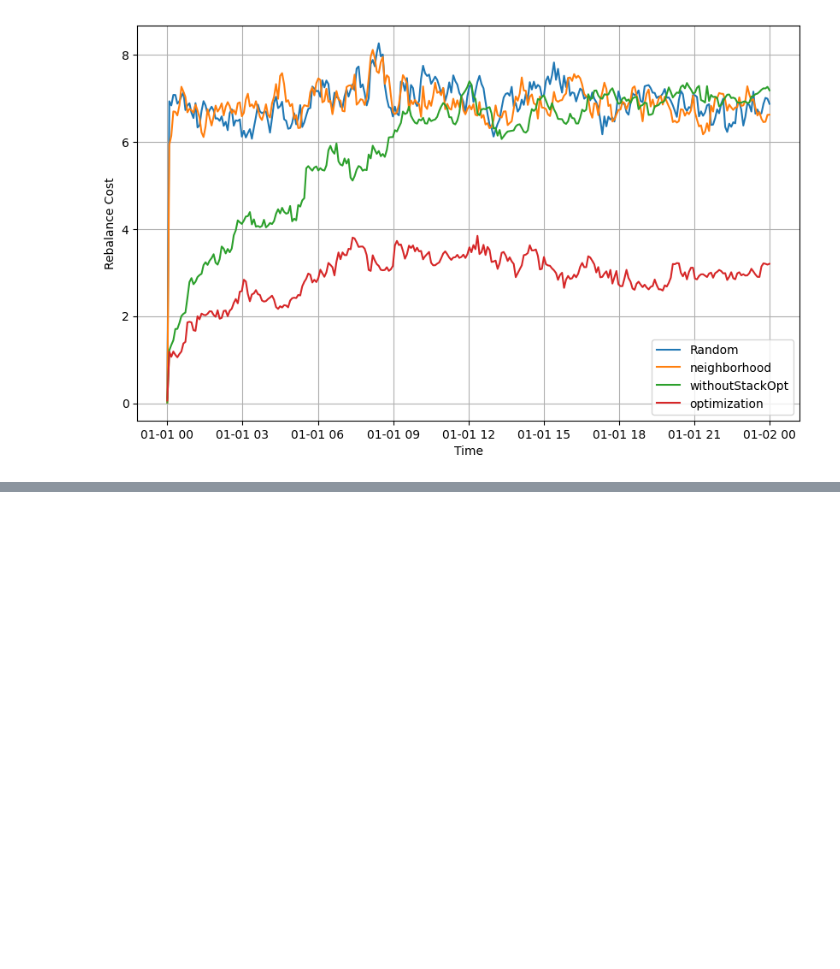
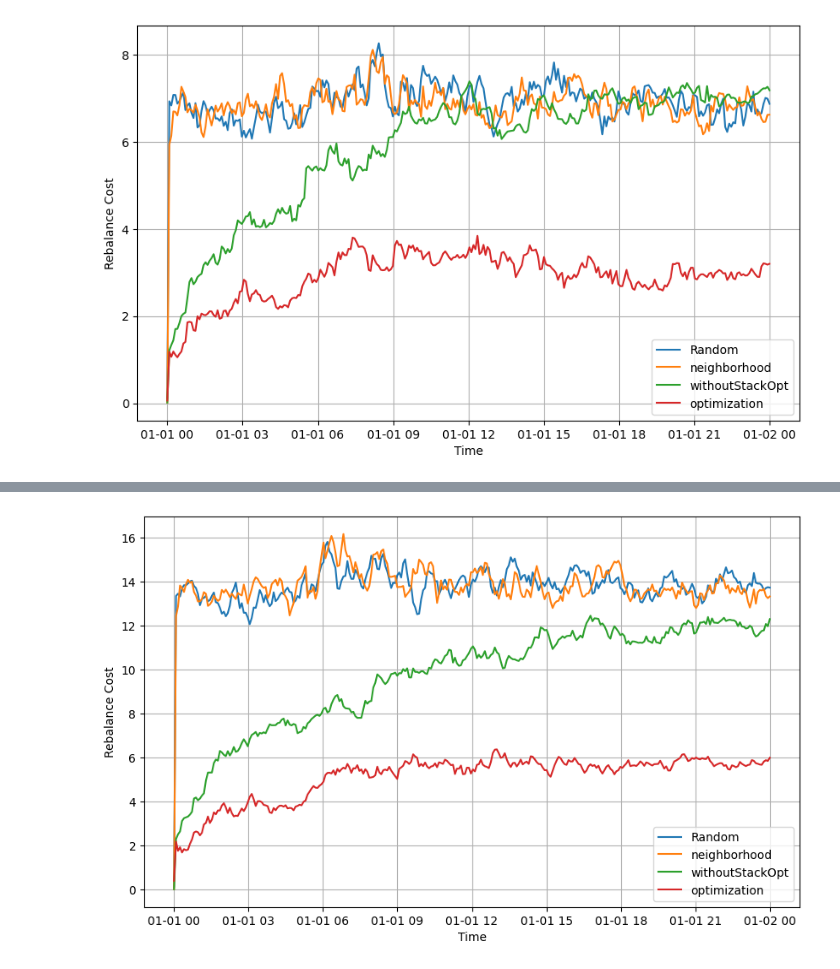
Before and after one commit to Koki-Kazaore/Research, a Jupyter notebook: googleColabEnv/analysis/compareRebalanceCost/compareRebalanceCost.ipynb, the cells around one changed output, grey strips where cells are left out. Cells and saved outputs as stored; diff of their text form; code cells hidden in the pictures; blank space fills up the shorter version.

```diff
--- a/googleColabEnv/analysis/compareRebalanceCost/compareRebalanceCost.ipynb
+++ b/googleColabEnv/analysis/compareRebalanceCost/compareRebalanceCost.ipynb
@@ -193,0 +196,18 @@ plt.show()
+# %%
+# データのインポート
+df_time_series_neighborhood = pd.read_csv('/content/result_by_neighborhoodBasedDispatchModel_100.csv')
+df_time_series_optimization = pd.read_csv('/content/result_by_optimizationModelWithCupy_100.csv')
+df_time_series_random = pd.read_csv('/content/result_by_randomBasedDispatchModel_100.csv')
+df_time_series_withoutStackOpt = pd.read_csv('/content/result_by_withoutStackOptBasedDispatchModel_100.csv')
+
+print(df_time_series_neighborhood.info())
+print(df_time_series_optimization.info())
+print(df_time_series_random.info())
+print(df_time_series_withoutStackOpt.info())
+
+df_time_series = [
+    df_time_series_random,
+    df_time_series_neighborhood,
+    df_time_series_withoutStackOpt,
+    df_time_series_optimization
+]
@@ -193,0 +232,53 @@ plt.show()
+# %%
+# それぞれのdf_time_serieのrebalance_costカラムの推移を比較する図をプロットする
+
+# まず'time'カラムをdatetimeオブジェクトに変換する。
+df_time_series_optimization['time'] = pd.to_datetime(df_time_series_optimization['time'])
+
+# 秒に変換
+time = df_time_series_random['time'].values / 1e9
+stack_time = df_time_series_optimization['time'].astype('int64') / 1e9
+
+# 補間のための新しい時間データを作成
+time_new = np.linspace(time.min(), time.max(), 300)
+stack_time_new = np.linspace(stack_time.min(), stack_time.max(), 300)
+
+# PCHIP補間
+pchip_rebalance_cost_random = PchipInterpolator(time, df_time_series_random['rebalance_cost'])
+rebalance_cost_smooth_random = pchip_rebalance_cost_random(time_new)
+
+pchip_rebalance_cost_neighborhood = PchipInterpolator(time, df_time_series_neighborhood['rebalance_cost'])
+rebalance_cost_smooth_neighborhood = pchip_rebalance_cost_neighborhood(time_new)
+
+pchip_rebalance_cost_withoutStackOpt = PchipInterpolator(time, df_time_series_withoutStackOpt['rebalance_cost'])
+rebalance_cost_smooth_withoutStackOpt = pchip_rebalance_cost_withoutStackOpt(time_new)
+
+pchip_rebalance_cost_optimization = PchipInterpolator(stack_time, df_time_series_optimization['rebalance_cost'])
+rebalance_cost_smooth_optimization = pchip_rebalance_cost_optimization(stack_time_new)
+
+# プロット
+fig, ax1 = plt.subplots(figsize=(10, 6))
+
+# 新しい時間データをDateTimeに変換してプロット
+time_new_datetime = pd.to_datetime(time_new * 1e9)
+
+# 各モデルのリバランスコストの推移をプロット
+plt.plot(time_new_datetime, rebalance_cost_smooth_random, label='Random')
+plt.plot(time_new_datetime, rebalance_cost_smooth_neighborhood, label='neighborhood') # Add the other plots back in
+plt.plot(time_new_datetime, rebalance_cost_smooth_withoutStackOpt, label='withoutStackOpt')
+plt.plot(time_new_datetime, rebalance_cost_smooth_optimization, label='optimization')
+# plt.plot(df_time_series_optimization['time'], df_time_series_optimization['rebalance_cost'], label='Optimization')
+# plt.plot(df_time_series_random['time'], df_time_series_random['rebalance_cost'], label='Random')
+# plt.plot(df_time_series_withoutStackOpt['time'], df_time_series_withoutStackOpt['rebalance_cost'], label='Without Stack Opt')
+
+# 軸ラベル、凡例、タイトルを設定
+plt.xlabel('Time')
+plt.ylabel('Rebalance Cost')
+plt.legend()
+plt.grid(True)
+# plt.title('Comparison of rebalancing costs by model over time')
+
+# グラフを表示
+plt.show()
+# %% [output]
+[figure, added]
```
Also changed, not shown: parts of 2 cells of this notebook, 1 other file.
